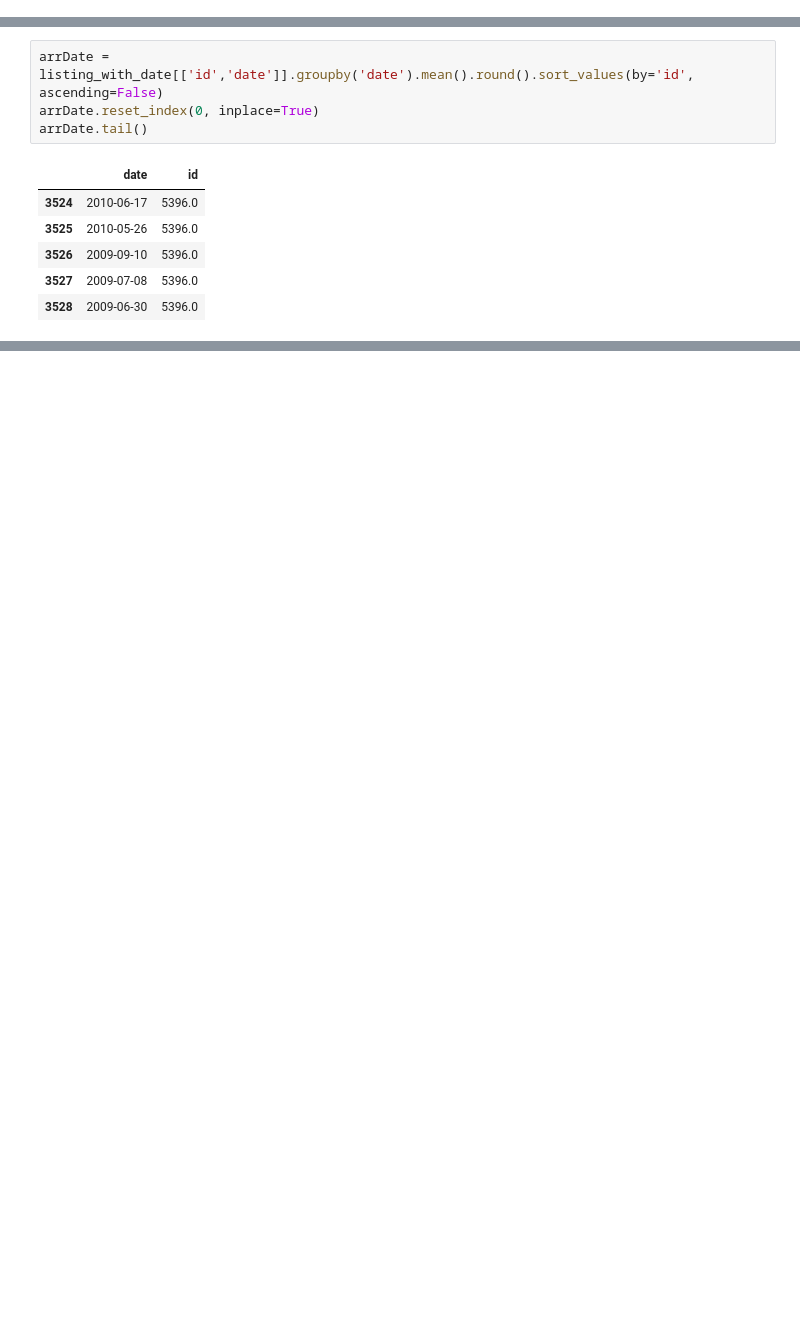
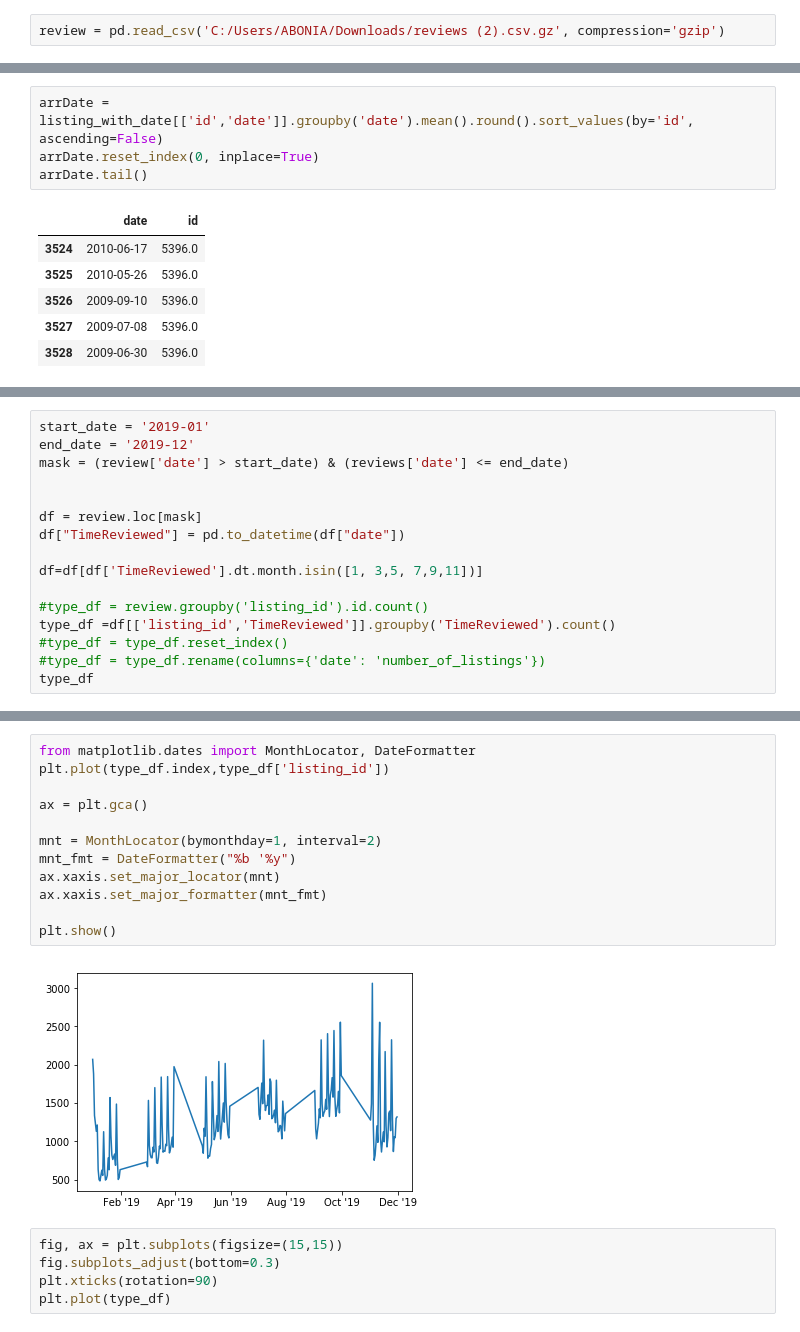
Before and after one commit to Abonia1/IA-School, a Jupyter notebook: Data Science/PROJET AIRBNB ABONIA SOJASINGARAYAR.ipynb, the cells around one changed output, grey strips where cells are left out. Drawn from its saved outputs; the diff is of its cells as text; blank space fills up the shorter version.

```diff
--- a/Data Science/PROJET AIRBNB ABONIA SOJASINGARAYAR.ipynb
+++ b/Data Science/PROJET AIRBNB ABONIA SOJASINGARAYAR.ipynb
@@ -242,3 +242,5 @@ reviews.head()
 | 2 | 3109 | 2017-10-28 |
 | 3 | 3109 | 2017-11-03 |
 | 4 | 3109 | 2018-02-12 |
+# %%
+review = pd.read_csv('C:/Users/ABONIA/Downloads/reviews (2).csv.gz', compression='gzip')
@@ -307,0 +304,16 @@ AttributeError: module 'seaborn' has no attribute 'plt'
+# %%
+start_date = '2019-01'
+end_date = '2019-12'
+mask = (review['date'] > start_date) & (reviews['date'] <= end_date)
+
+
+df = review.loc[mask]
+df["TimeReviewed"] = pd.to_datetime(df["date"])
+
+df=df[df['TimeReviewed'].dt.month.isin([1, 3,5, 7,9,11])]
+
+#type_df = review.groupby('listing_id').id.count()
+type_df =df[['listing_id','TimeReviewed']].groupby('TimeReviewed').count()
+#type_df = type_df.reset_index()
+#type_df = type_df.rename(columns={'date': 'number_of_listings'})
+type_df
@@ -307,0 +345,19 @@ AttributeError: module 'seaborn' has no attribute 'plt'
+# %%
+from matplotlib.dates import MonthLocator, DateFormatter
+plt.plot(type_df.index,type_df['listing_id'])
+
+ax = plt.gca()
+
+mnt = MonthLocator(bymonthday=1, interval=2)
+mnt_fmt = DateFormatter("%b '%y")
+ax.xaxis.set_major_locator(mnt)
+ax.xaxis.set_major_formatter(mnt_fmt)
+
+plt.show()
+# %% [output]
+[figure, added]
+# %%
+fig, ax = plt.subplots(figsize=(15,15))
+fig.subplots_adjust(bottom=0.3)
+plt.xticks(rotation=90)
+plt.plot(type_df)
```
Also changed, not shown: parts of 26 cells of this notebook, 1 other file.
